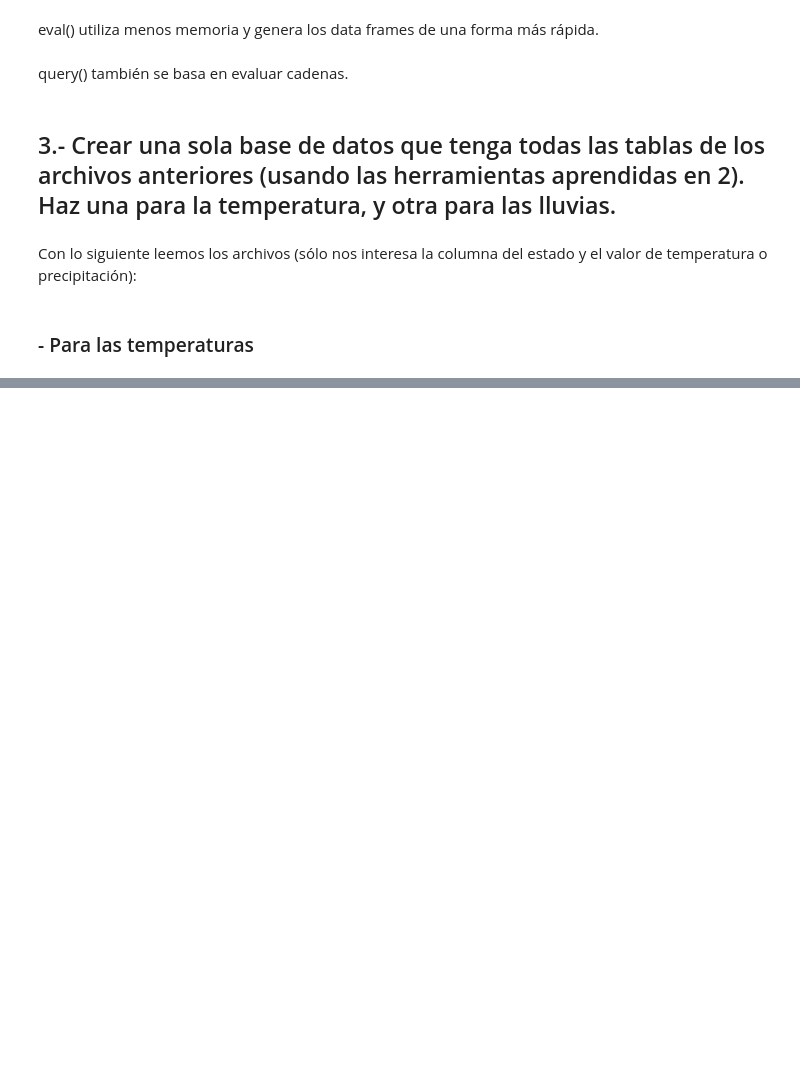
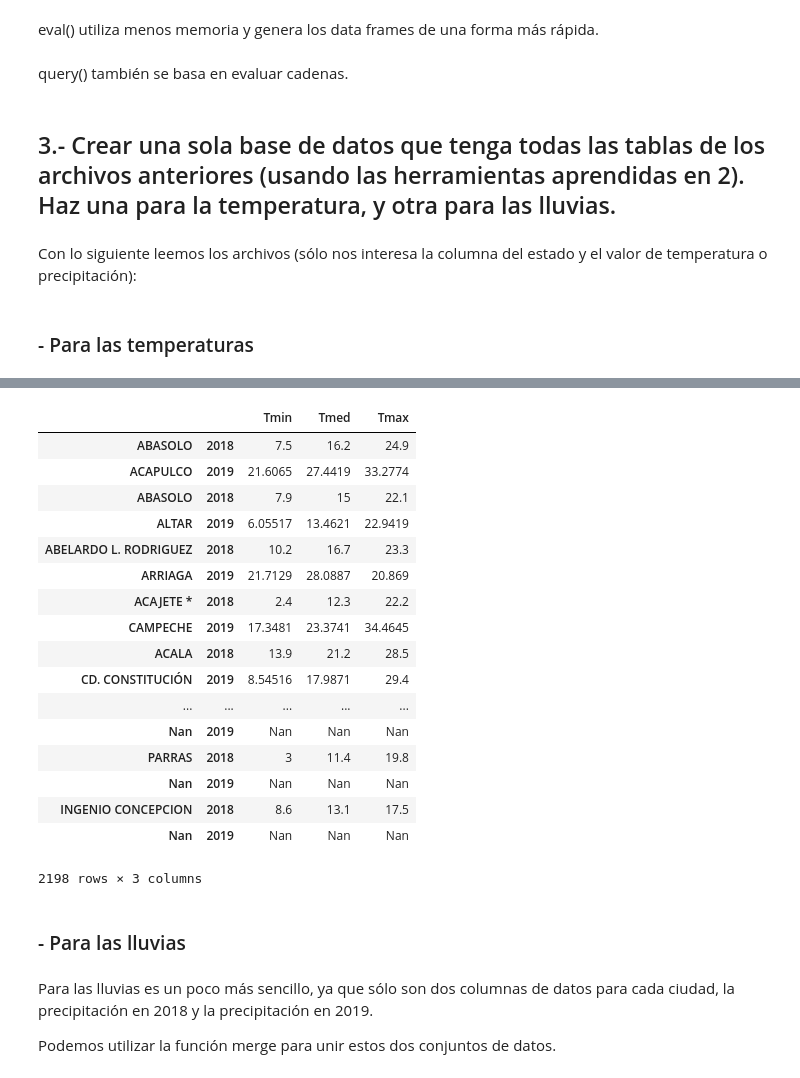
Before and after one commit to DCIDA2019/da2019-anaisabelotodo, a Jupyter notebook: Semana2/Tarea Semana 2/Tarea2.ipynb, the cells around one changed output, grey strips where cells are left out. Drawn from its saved outputs; the diff is of its cells as text; code cells hidden in the pictures; blank space fills up the shorter version.

```diff
--- a/Semana2/Tarea Semana 2/Tarea2.ipynb
+++ b/Semana2/Tarea Semana 2/Tarea2.ipynb
@@ -1878,0 +1868,7 @@ temp_media_2019
+# %%
+# Generamos un object series con index y temperaturas
+pop = pd.Series(temperaturas, index=index)
+# %%
+# Generamos un multiIndex para hacer distinción entre 2018 y 2019
+index = pd.MultiIndex.from_tuples(index)
+index
@@ -1878,0 +1893,4 @@ temp_media_2019
+# %%
+# Con esto reindexamos el Object series llamado pop. Puede observarse las ciudades y si tienen datos en 2018 o 2019 en temperatura
+pop = pop.reindex(index)
+pop
@@ -1878,0 +1910,55 @@ temp_media_2019
+# %%
+# Anteriormente habíamos guardado datos de Tmin para 2018 y 2019
+# Para anexar las temperaturas media y máxima de 2018 y 2019 generamos dos listas de datos
+# Nuevamente tenemos que verificar si existe el elemento i de la lista
+lista1 = []
+lista2 = []
+for i in range(1099):
+    try:
+        lista1.append((temp_media_2018.Tmed[i]))
+    except:
+        lista1.append(('Nan'))
+    try:
+        lista1.append((temp_media_2019.Tmed[i]))
+    except:
+        lista1.append(('Nan'))
+    try:
+        lista2.append((temp_maxima_2018.Tmax[i]))
+    except:
+        lista2.append(('Nan'))
+    try:
+        lista2.append((temp_maxima_2019.Tmax[i]))
+    except:
+        lista2.append(('Nan'))
+# %%
+# Finalmente generamos el data frame de los datos. Pop contiene los datos de Tmin, pero
+# en lista 1 y lista 2 están los datos de Tmed y Tmax, respectivamente
+pop_df = pd.DataFrame({'Tmin': pop,
+                       'Tmed': lista1,
+                      'Tmax': lista2})
+pop_df
+# %% [output]
+|  |  | Tmin | Tmed | Tmax |
+| ABASOLO | 2018 | 7.5 | 16.2 | 24.9 |
+| ACAPULCO | 2019 | 21.6065 | 27.4419 | 33.2774 |
+| ABASOLO | 2018 | 7.9 | 15 | 22.1 |
+| ALTAR | 2019 | 6.05517 | 13.4621 | 22.9419 |
+| ABELARDO L. RODRIGUEZ | 2018 | 10.2 | 16.7 | 23.3 |
+| ARRIAGA | 2019 | 21.7129 | 28.0887 | 20.869 |
+| ACAJETE * | 2018 | 2.4 | 12.3 | 22.2 |
+| CAMPECHE | 2019 | 17.3481 | 23.3741 | 34.4645 |
+| ACALA | 2018 | 13.9 | 21.2 | 28.5 |
+| CD. CONSTITUCIÓN | 2019 | 8.54516 | 17.9871 | 29.4 |
+| ... | ... | ... | ... | ... |
+| Nan | 2019 | Nan | Nan | Nan |
+| PARRAS | 2018 | 3 | 11.4 | 19.8 |
+| Nan | 2019 | Nan | Nan | Nan |
+| INGENIO CONCEPCION | 2018 | 8.6 | 13.1 | 17.5 |
+| Nan | 2019 | Nan | Nan | Nan |
+2198 rows × 3 columns
+# %% [markdown]
+### - Para las lluvias
+# %% [markdown]
+Para las lluvias es un poco más sencillo, ya que sólo son dos columnas de datos para cada ciudad, la precipitación en 2018 y la precipitación en 2019.
+
+Podemos utilizar la función merge para unir estos dos conjuntos de datos.
```
Also changed, not shown: parts of 12 cells of this notebook.
